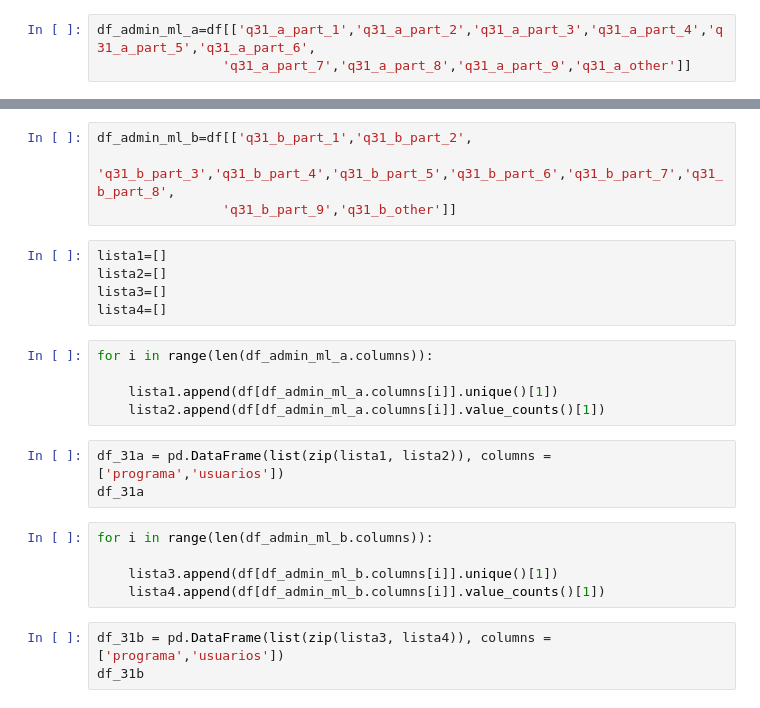
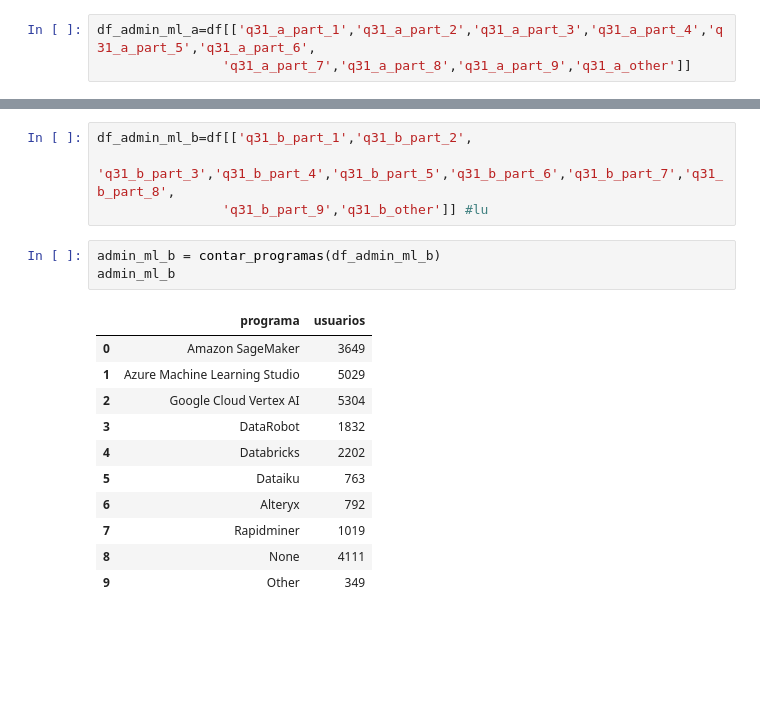
Before and after one commit to Adalab/project-DA-promo-B-modulo-2-team-1, a Jupyter notebook: laboratorio.ipynb, the cells around one changed output, grey strips where cells are left out. Cells and saved outputs as stored; diff of their text form; blank space fills up the shorter version.

```diff
--- a/laboratorio.ipynb
+++ b/laboratorio.ipynb
@@ -647,25 +688,19 @@ df_admin_ml_a=df[['q31_a_part_1','q31_a_part_2','q31_a_part_3','q31_a_part_4','q
 # %%
 df_admin_ml_b=df[['q31_b_part_1','q31_b_part_2',
                 'q31_b_part_3','q31_b_part_4','q31_b_part_5','q31_b_part_6','q31_b_part_7','q31_b_part_8',
-                'q31_b_part_9','q31_b_other']]
+                'q31_b_part_9','q31_b_other']] #lu
-# %%
-lista1=[]
-lista2=[]
-lista3=[]
-lista4=[]
-# %%
-for i in range(len(df_admin_ml_a.columns)):
-
-    lista1.append(df[df_admin_ml_a.columns[i]].unique()[1])
-    lista2.append(df[df_admin_ml_a.columns[i]].value_counts()[1])
-# %%
-df_31a = pd.DataFrame(list(zip(lista1, lista2)), columns = ['programa','usuarios'])
-df_31a
-# %%
-for i in range(len(df_admin_ml_b.columns)):
-
-    lista3.append(df[df_admin_ml_b.columns[i]].unique()[1])
-    lista4.append(df[df_admin_ml_b.columns[i]].value_counts()[1])
-# %%
-df_31b = pd.DataFrame(list(zip(lista3, lista4)), columns = ['programa','usuarios'])
-df_31b
+# %%
+admin_ml_b = contar_programas(df_admin_ml_b)
+admin_ml_b
+# %% [output]
+|  | programa | usuarios |
+| 0 | Amazon SageMaker | 3649 |
+| 1 | Azure Machine Learning Studio | 5029 |
+| 2 | Google Cloud Vertex AI | 5304 |
+| 3 | DataRobot | 1832 |
+| 4 | Databricks | 2202 |
+| 5 | Dataiku | 763 |
+| 6 | Alteryx | 792 |
+| 7 | Rapidminer | 1019 |
+| 8 | None | 4111 |
+| 9 | Other | 349 |
```
Also changed, not shown: parts of 10 cells of this notebook, 2 other files.
